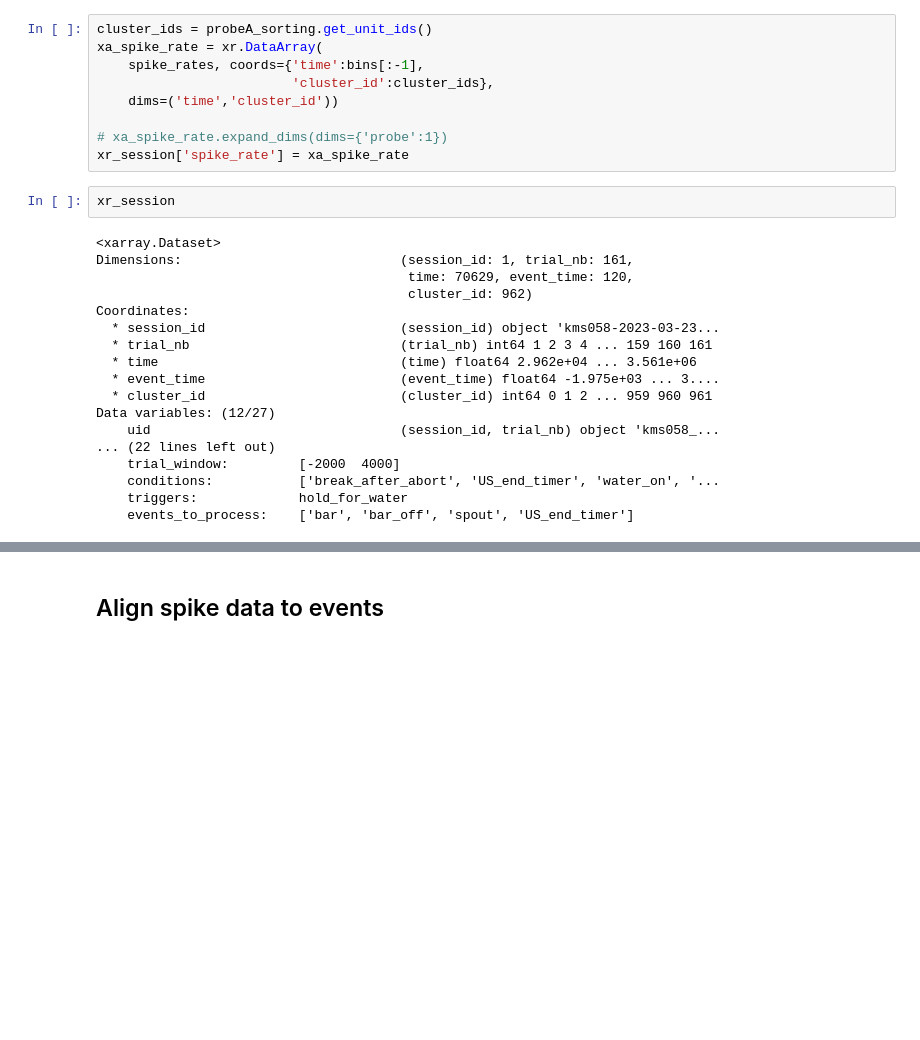
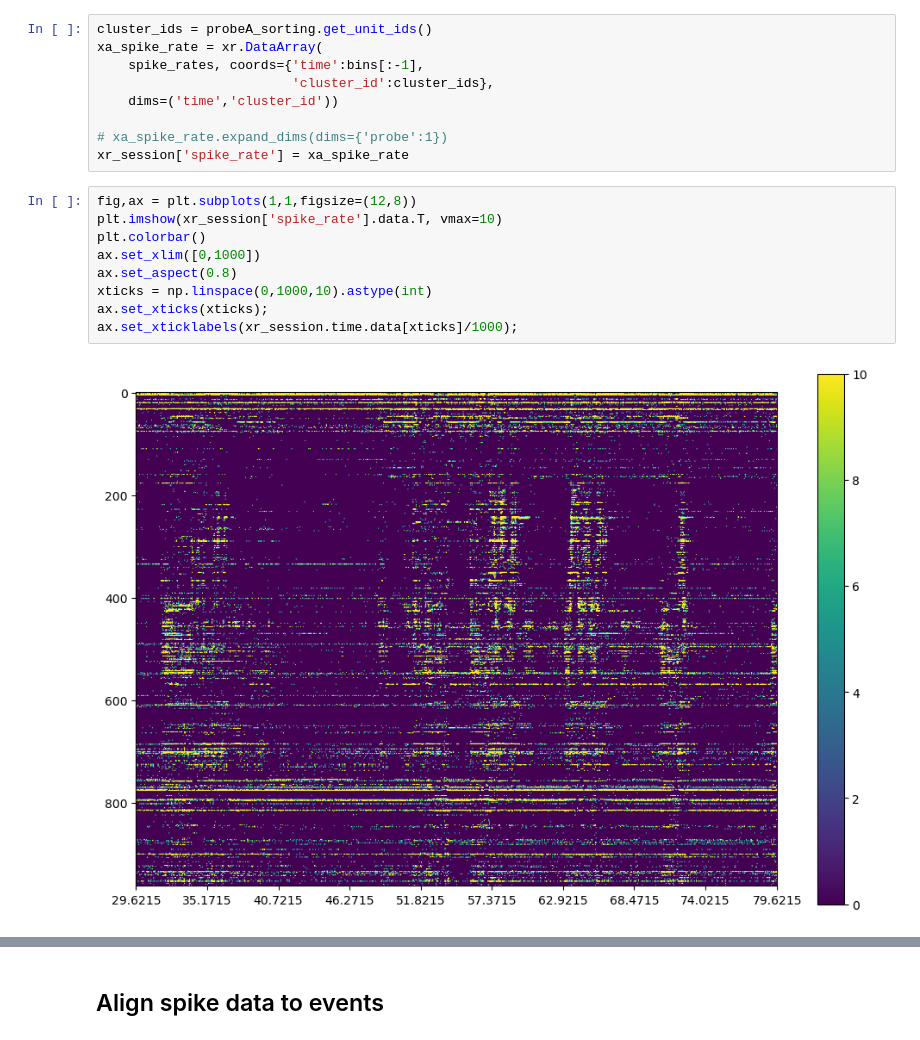
Before and after one commit to Magill-ASAP-team/trialexp, a Jupyter notebook: notebooks/workflow/Spike sync.ipynb, the cells around one changed output, grey strips where cells are left out. Saved outputs shown, nothing was run; the diff lists cells and outputs as text; blank space fills up the shorter version.

```diff
--- a/notebooks/workflow/Spike sync.ipynb
+++ b/notebooks/workflow/Spike sync.ipynb
@@ -95,22 +112,13 @@ xa_spike_rate = xr.DataArray(
 # xa_spike_rate.expand_dims(dims={'probe':1})
 xr_session['spike_rate'] = xa_spike_rate
 # %%
-xr_session
+fig,ax = plt.subplots(1,1,figsize=(12,8))
+plt.imshow(xr_session['spike_rate'].data.T, vmax=10)
+plt.colorbar()
+ax.set_xlim([0,1000])
+ax.set_aspect(0.8)
+xticks = np.linspace(0,1000,10).astype(int)
+ax.set_xticks(xticks);
+ax.set_xticklabels(xr_session.time.data[xticks]/1000);
 # %% [output]
-<xarray.Dataset>
-Dimensions:                            (session_id: 1, trial_nb: 161,
-                                        time: 70629, event_time: 120,
-                                        cluster_id: 962)
-Coordinates:
-  * session_id                         (session_id) object 'kms058-2023-03-23...
-  * trial_nb                           (trial_nb) int64 1 2 3 4 ... 159 160 161
-  * time                               (time) float64 2.962e+04 ... 3.561e+06
-  * event_time                         (event_time) float64 -1.975e+03 ... 3....
-  * cluster_id                         (cluster_id) int64 0 1 2 ... 959 960 961
-Data variables: (12/27)
-    uid                                (session_id, trial_nb) object 'kms058_...
-... (22 lines left out)
-    trial_window:         [-2000  4000]
-    conditions:           ['break_after_abort', 'US_end_timer', 'water_on', '...
-    triggers:             hold_for_water
-    events_to_process:    ['bar', 'bar_off', 'spout', 'US_end_timer']
+[figure, added]
```
Also changed, not shown: parts of 13 cells of this notebook.
